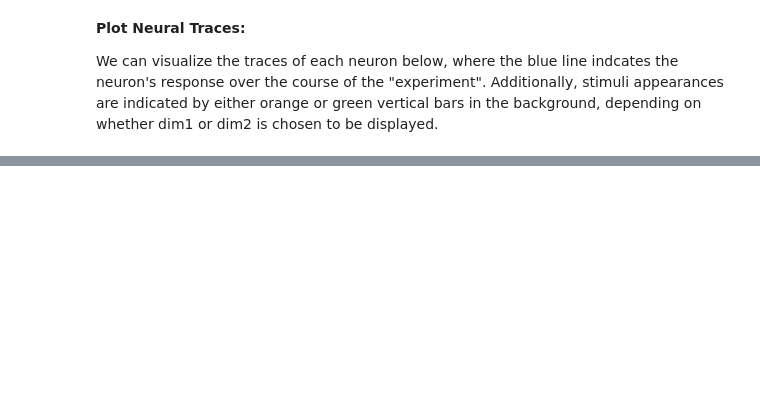
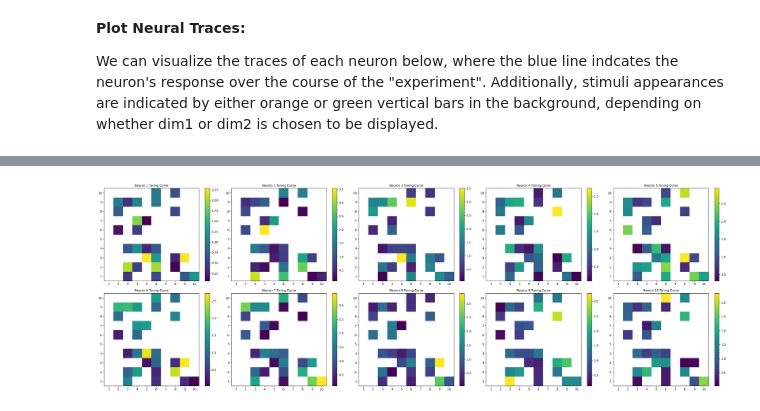
Before and after one commit to JoshuaGalla/VisSimData, a Jupyter notebook: analysis/sim_data_analysis.ipynb, the cells around one changed output, grey strips where cells are left out. Saved outputs shown, nothing was run; the diff lists cells and outputs as text; code cells hidden in the pictures; blank space fills up the shorter version.

```diff
--- a/analysis/sim_data_analysis.ipynb
+++ b/analysis/sim_data_analysis.ipynb
@@ -237,0 +501,36 @@ The section below aims to extract information regarding how specific values of d
+# %%
+def tuning_curve_subplots_analysis(stim_data, neuron):
+
+    all_combos, responses_map, avg_map, stim_responses, param1_frames, param2_frames = tuning_curves_analysis(stim_data, neuron)
+
+    known_values = np.array([response for response in avg_map.values() if response])
+
+    interped_data = known_values.reshape(len(param1), len(param2))
+
+    return interped_data
+
+def tuning_curves_subplots_plot(interped_data, neuron, ax):
+
+    #plot data
+    cax = ax.imshow(interped_data.T, origin = 'lower', aspect = 'auto')
+    ax.set_title(f'Neuron {neuron} Tuning Curve', fontsize = 10)
+    param1_label = [str(val) for val in param1]
+    param2_label = [str(val) for val in param2]
+    ax.set(xticks=range(0, len(param2), 1), xticklabels=param2_label, yticks=range(0, len(param1), 1), yticklabels=param1_label)
+    fig.colorbar(cax, ax=ax)
+
+#define subplots
+fig, axs = plt.subplots(math.ceil(len(neurons_responses_dict.keys())/5), 5, figsize = (30,10))
+axs = axs.flatten()
+
+#obtain data
+neuron_idx = 0
+for neuron in neurons_responses_dict:
+    interped_data = tuning_curve_subplots_analysis(stim_data, neuron)
+    tuning_curves_subplots_plot(interped_data, neuron, axs[neuron_idx])
+    neuron_idx += 1
+
+plt.tight_layout()
+plt.show()
+# %% [output]
+[figure, added]
```
Also changed, not shown: parts of 22 cells of this notebook.
